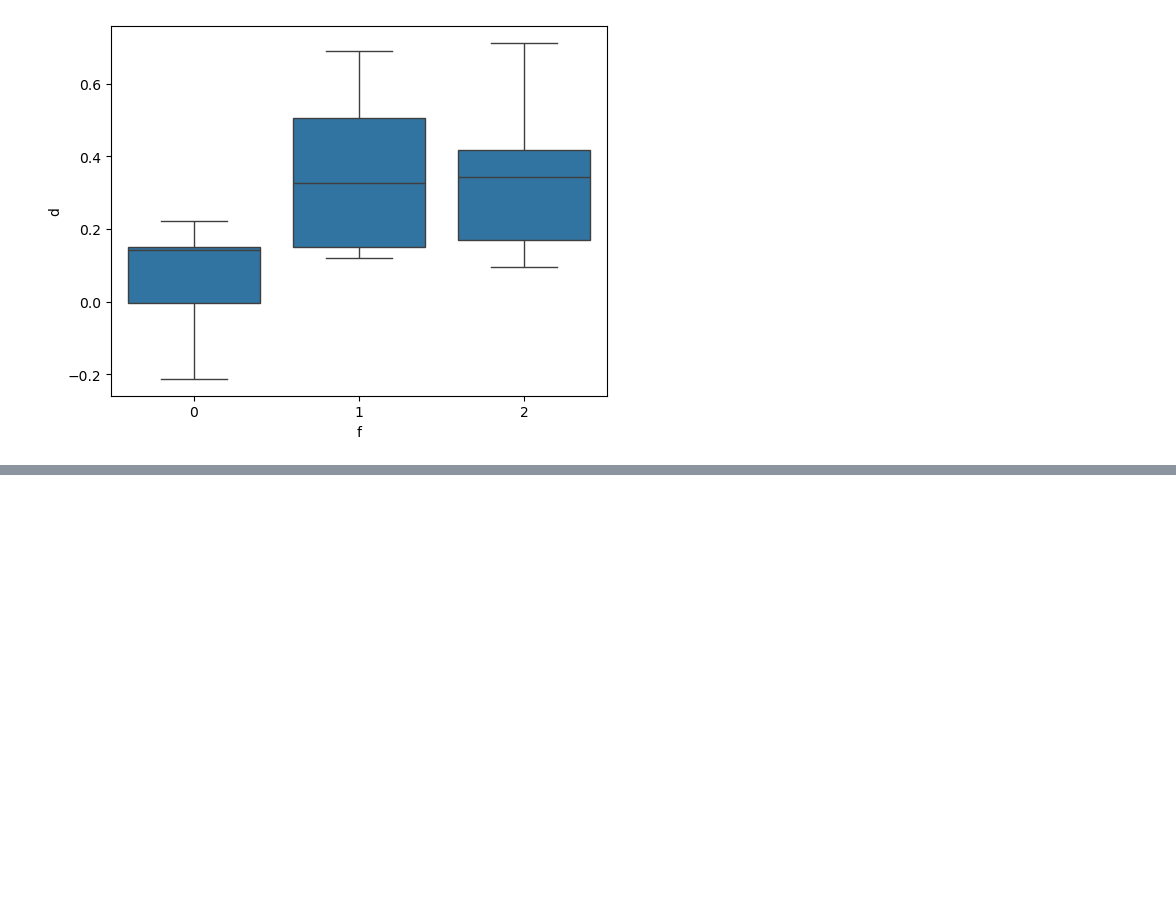
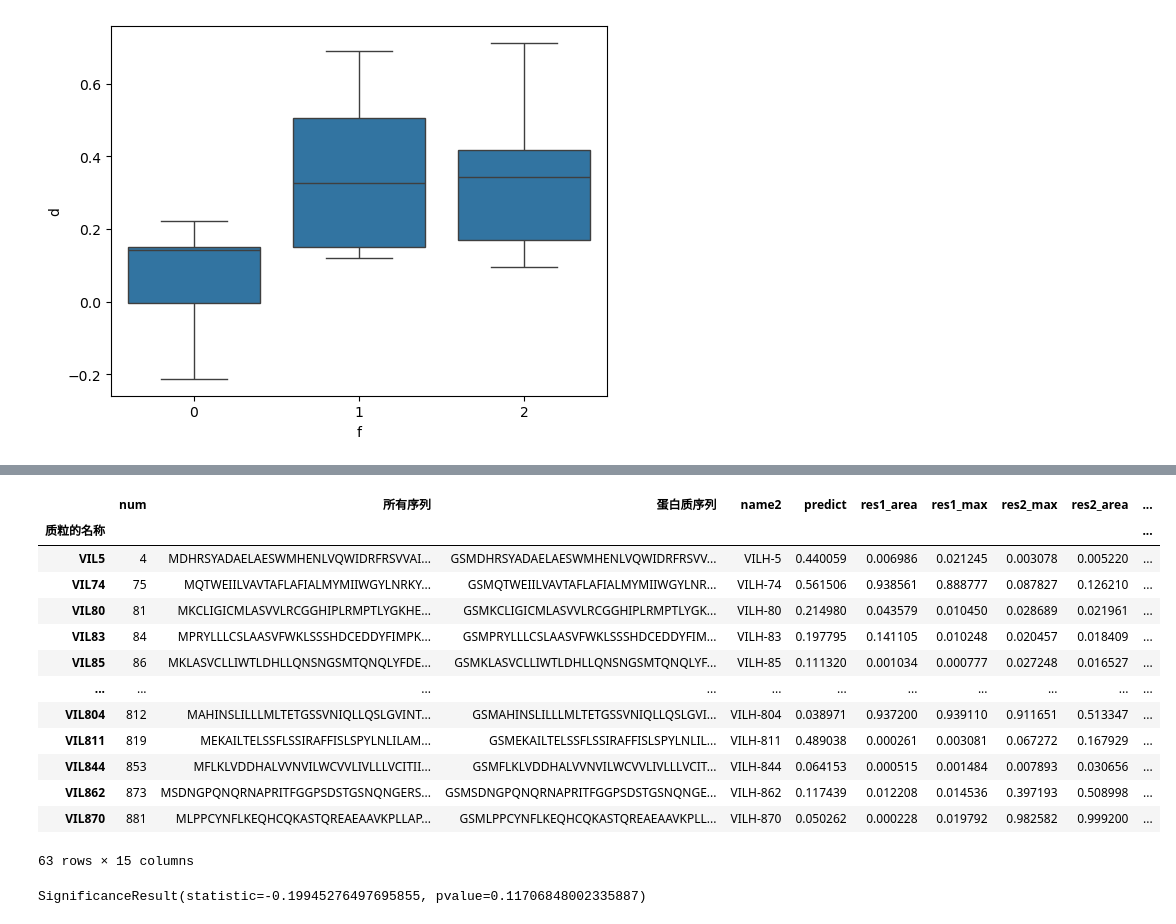
Before and after one commit to tyfei0216/ionChannel, a Jupyter notebook: buildActiveLearningDataset.ipynb, the cells around one changed output, grey strips where cells are left out. Drawn from its saved outputs; the diff is of its cells as text; code cells hidden in the pictures; blank space fills up the shorter version.

```diff
--- a/buildActiveLearningDataset.ipynb
+++ b/buildActiveLearningDataset.ipynb
@@ -948,0 +1071,24 @@ sns.boxplot(x="f", y="d", data=df)
+# %%
+df3 = df[~pd.isnull(df["res1_max"])]
+df3 = df3[~pd.isnull(df3["res2_max"])]
+df3
+# %% [output]
+|  | num | 所有序列 | 蛋白质序列 | name2 | predict | res1_area | res1_max | res2_max | res2_area | ... |
+| 质粒的名称 |  |  |  |  |  |  |  |  |  | ... |
+| VIL5 | 4 | MDHRSYADAELAESWMHENLVQWIDRFRSVVAI... | GSMDHRSYADAELAESWMHENLVQWIDRFRSVV... | VILH-5 | 0.440059 | 0.006986 | 0.021245 | 0.003078 | 0.005220 | ... |
+| VIL74 | 75 | MQTWEIILVAVTAFLAFIALMYMIIWGYLNRKY... | GSMQTWEIILVAVTAFLAFIALMYMIIWGYLNR... | VILH-74 | 0.561506 | 0.938561 | 0.888777 | 0.087827 | 0.126210 | ... |
+| VIL80 | 81 | MKCLIGICMLASVVLRCGGHIPLRMPTLYGKHE... | GSMKCLIGICMLASVVLRCGGHIPLRMPTLYGK... | VILH-80 | 0.214980 | 0.043579 | 0.010450 | 0.028689 | 0.021961 | ... |
+| VIL83 | 84 | MPRYLLLCSLAASVFWKLSSSHDCEDDYFIMPK... | GSMPRYLLLCSLAASVFWKLSSSHDCEDDYFIM... | VILH-83 | 0.197795 | 0.141105 | 0.010248 | 0.020457 | 0.018409 | ... |
+| VIL85 | 86 | MKLASVCLLIWTLDHLLQNSNGSMTQNQLYFDE... | GSMKLASVCLLIWTLDHLLQNSNGSMTQNQLYF... | VILH-85 | 0.111320 | 0.001034 | 0.000777 | 0.027248 | 0.016527 | ... |
+| ... | ... | ... | ... | ... | ... | ... | ... | ... | ... | ... |
+| VIL804 | 812 | MAHINSLILLLMLTETGSSVNIQLLQSLGVINT... | GSMAHINSLILLLMLTETGSSVNIQLLQSLGVI... | VILH-804 | 0.038971 | 0.937200 | 0.939110 | 0.911651 | 0.513347 | ... |
+| VIL811 | 819 | MEKAILTELSSFLSSIRAFFISLSPYLNLILAM... | GSMEKAILTELSSFLSSIRAFFISLSPYLNLIL... | VILH-811 | 0.489038 | 0.000261 | 0.003081 | 0.067272 | 0.167929 | ... |
+| VIL844 | 853 | MFLKLVDDHALVVNVILWCVVLIVLLLVCITII... | GSMFLKLVDDHALVVNVILWCVVLIVLLLVCIT... | VILH-844 | 0.064153 | 0.000515 | 0.001484 | 0.007893 | 0.030656 | ... |
+| VIL862 | 873 | MSDNGPQNQRNAPRITFGGPSDSTGSNQNGERS... | GSMSDNGPQNQRNAPRITFGGPSDSTGSNQNGE... | VILH-862 | 0.117439 | 0.012208 | 0.014536 | 0.397193 | 0.508998 | ... |
+| VIL870 | 881 | MLPPCYNFLKEQHCQKASTQREAEAAVKPLLAP... | GSMLPPCYNFLKEQHCQKASTQREAEAAVKPLL... | VILH-870 | 0.050262 | 0.000228 | 0.019792 | 0.982582 | 0.999200 | ... |
+63 rows × 15 columns
+# %%
+import scipy.stats as stats
+stats.spearmanr(-df3["predict"], df3["allres_area"])
+# %% [output]
+SignificanceResult(statistic=-0.19945276497695855, pvalue=0.11706848002335887)
```
Also changed, not shown: parts of 17 cells of this notebook, 10 other files.
